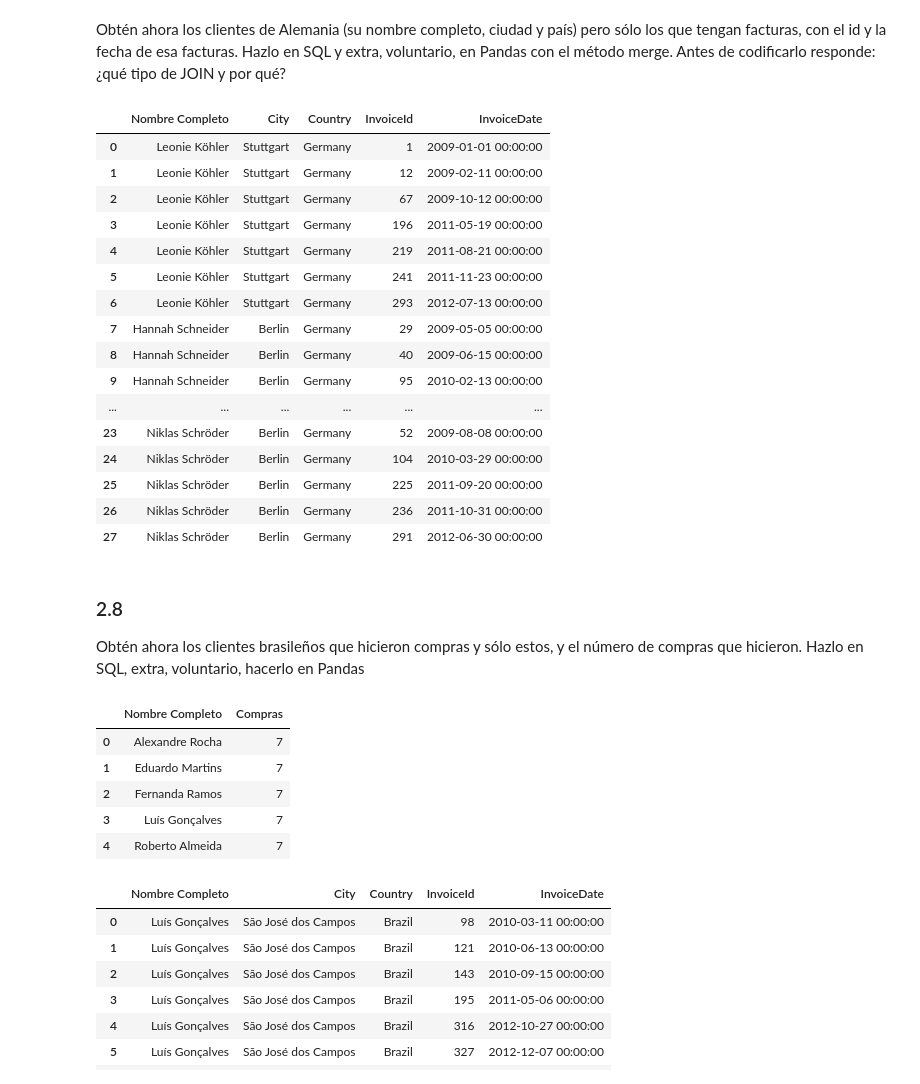
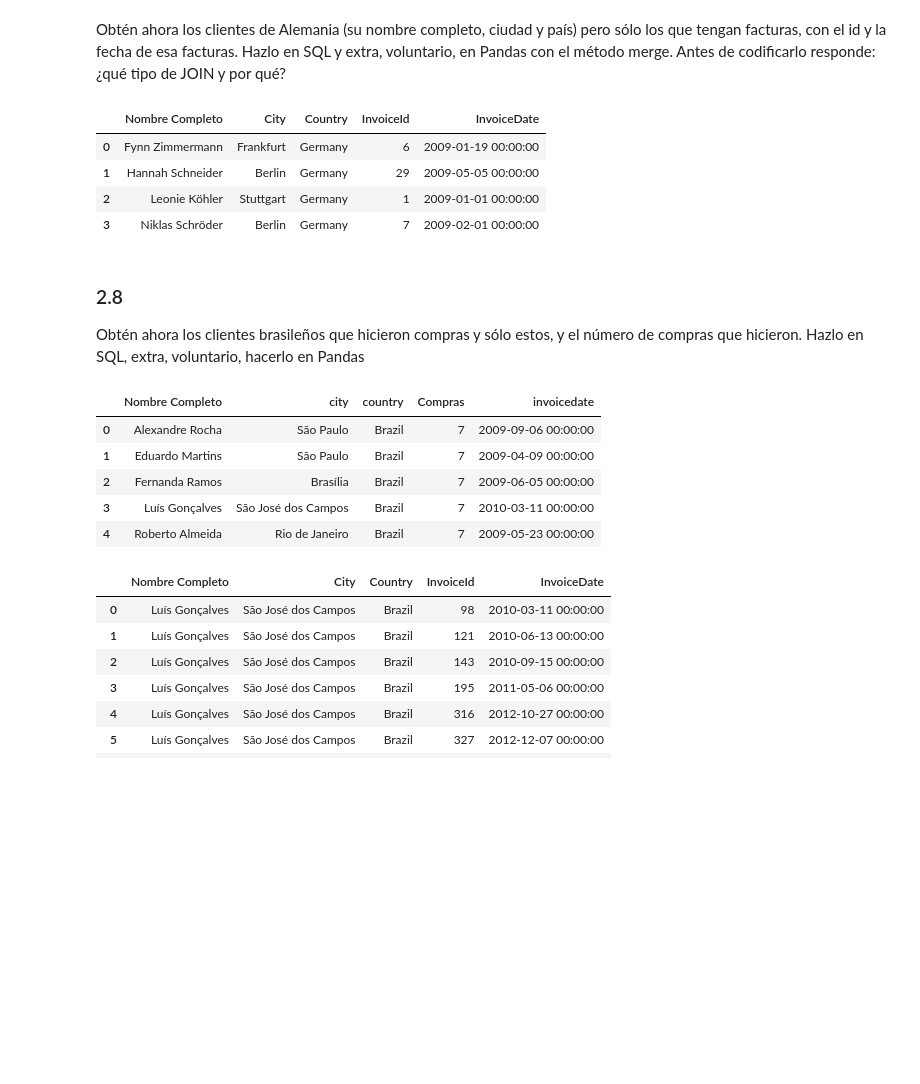
Before and after one commit to CanaryBrianArmas/ONLINE_DS_THEBRIDGE_-Ejercicios-a-corregir, a Jupyter notebook: Sprint_6/Unidad_1/18_Practica_Obligatoria_SQL.ipynb, the cells around one changed output. Saved outputs shown, nothing was run; the diff lists cells and outputs as text; code cells hidden in the pictures; blank space fills up the shorter version.

```diff
--- a/Sprint_6/Unidad_1/18_Practica_Obligatoria_SQL.ipynb
+++ b/Sprint_6/Unidad_1/18_Practica_Obligatoria_SQL.ipynb
@@ -470,34 +468,23 @@ Obtén ahora los clientes de Alemania (su nombre completo, ciudad y país) pero
 # %%
 # SQL
 query6 = """
 SELECT c.firstname || " " || c.lastname as "Nombre Completo",
        c.city, c.country, i.InvoiceId, i.invoicedate
 
 FROM customers as c INNER JOIN invoices as i
 ON c.CustomerId = i.CustomerId
 
-WHERE c.country = 'Germany';
+WHERE c.country = 'Germany'
+GROUP BY "Nombre Completo";
 """
 
 execute_query_with_pandas(query6, connection)
 # %% [output]
 |  | Nombre Completo | City | Country | InvoiceId | InvoiceDate |
-| 0 | Leonie Köhler | Stuttgart | Germany | 1 | 2009-01-01 00:00:00 |
-| 1 | Leonie Köhler | Stuttgart | Germany | 12 | 2009-02-11 00:00:00 |
-| 2 | Leonie Köhler | Stuttgart | Germany | 67 | 2009-10-12 00:00:00 |
-| 3 | Leonie Köhler | Stuttgart | Germany | 196 | 2011-05-19 00:00:00 |
-| 4 | Leonie Köhler | Stuttgart | Germany | 219 | 2011-08-21 00:00:00 |
-| 5 | Leonie Köhler | Stuttgart | Germany | 241 | 2011-11-23 00:00:00 |
-| 6 | Leonie Köhler | Stuttgart | Germany | 293 | 2012-07-13 00:00:00 |
-| 7 | Hannah Schneider | Berlin | Germany | 29 | 2009-05-05 00:00:00 |
-| 8 | Hannah Schneider | Berlin | Germany | 40 | 2009-06-15 00:00:00 |
-| 9 | Hannah Schneider | Berlin | Germany | 95 | 2010-02-13 00:00:00 |
-| ... | ... | ... | ... | ... | ... |
-| 23 | Niklas Schröder | Berlin | Germany | 52 | 2009-08-08 00:00:00 |
-| 24 | Niklas Schröder | Berlin | Germany | 104 | 2010-03-29 00:00:00 |
-| 25 | Niklas Schröder | Berlin | Germany | 225 | 2011-09-20 00:00:00 |
-| 26 | Niklas Schröder | Berlin | Germany | 236 | 2011-10-31 00:00:00 |
-| 27 | Niklas Schröder | Berlin | Germany | 291 | 2012-06-30 00:00:00 |
+| 0 | Fynn Zimmermann | Frankfurt | Germany | 6 | 2009-01-19 00:00:00 |
+| 1 | Hannah Schneider | Berlin | Germany | 29 | 2009-05-05 00:00:00 |
+| 2 | Leonie Köhler | Stuttgart | Germany | 1 | 2009-01-01 00:00:00 |
+| 3 | Niklas Schröder | Berlin | Germany | 7 | 2009-02-01 00:00:00 |
 # %% [markdown]
 ### 2.8
 
@@ -517,19 +504,20 @@ ON c.CustomerId = i.CustomerId
 WHERE c.country = 'Brazil'
 )
 
-SELECT "Nombre Completo", COUNT(InvoiceId) AS Compras
+SELECT "Nombre Completo", city, country, COUNT(InvoiceId) AS Compras,
+        invoicedate
 FROM t1
 GROUP BY "Nombre Completo";
 """
 
 execute_query_with_pandas(query7, connection)
 # %% [output]
-|  | Nombre Completo | Compras |
-| 0 | Alexandre Rocha | 7 |
-| 1 | Eduardo Martins | 7 |
-| 2 | Fernanda Ramos | 7 |
-| 3 | Luís Gonçalves | 7 |
-| 4 | Roberto Almeida | 7 |
+|  | Nombre Completo | city | country | Compras | invoicedate |
+| 0 | Alexandre Rocha | São Paulo | Brazil | 7 | 2009-09-06 00:00:00 |
+| 1 | Eduardo Martins | São Paulo | Brazil | 7 | 2009-04-09 00:00:00 |
+| 2 | Fernanda Ramos | Brasília | Brazil | 7 | 2009-06-05 00:00:00 |
+| 3 | Luís Gonçalves | São José dos Campos | Brazil | 7 | 2010-03-11 00:00:00 |
+| 4 | Roberto Almeida | Rio de Janeiro | Brazil | 7 | 2009-05-23 00:00:00 |
 # %%
 query8 = """
 SELECT c.firstname || " " || c.lastname as "Nombre Completo",
```
Also changed, not shown: parts of 5 cells of this notebook.
